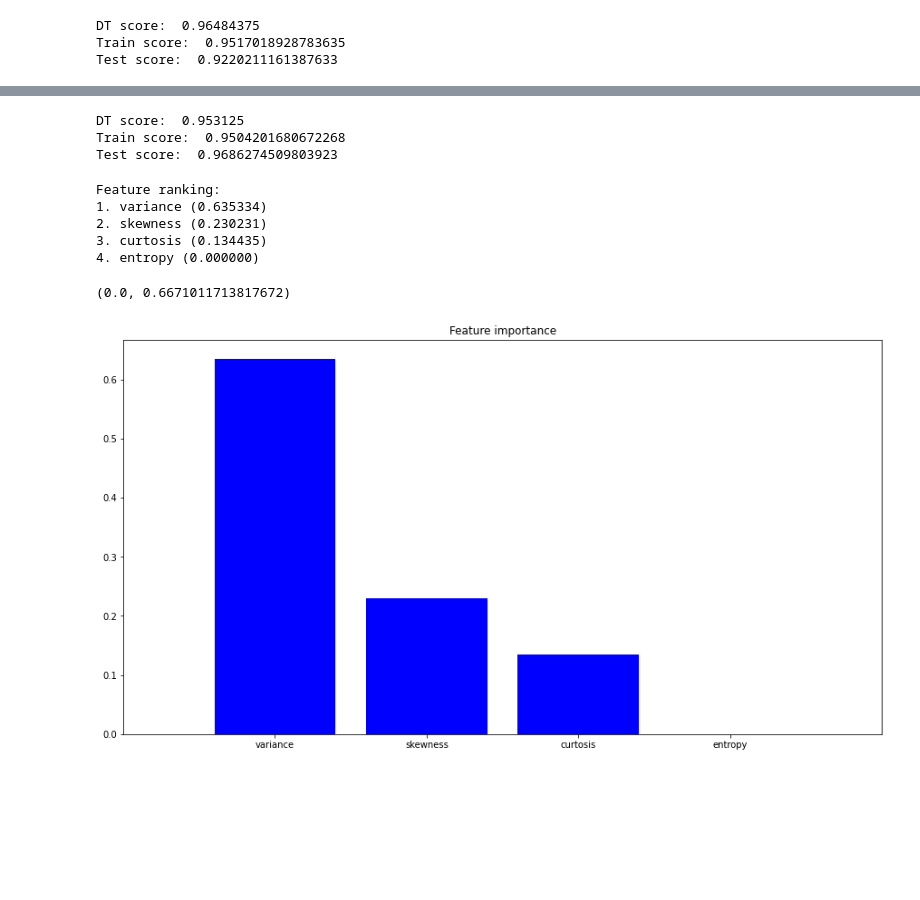
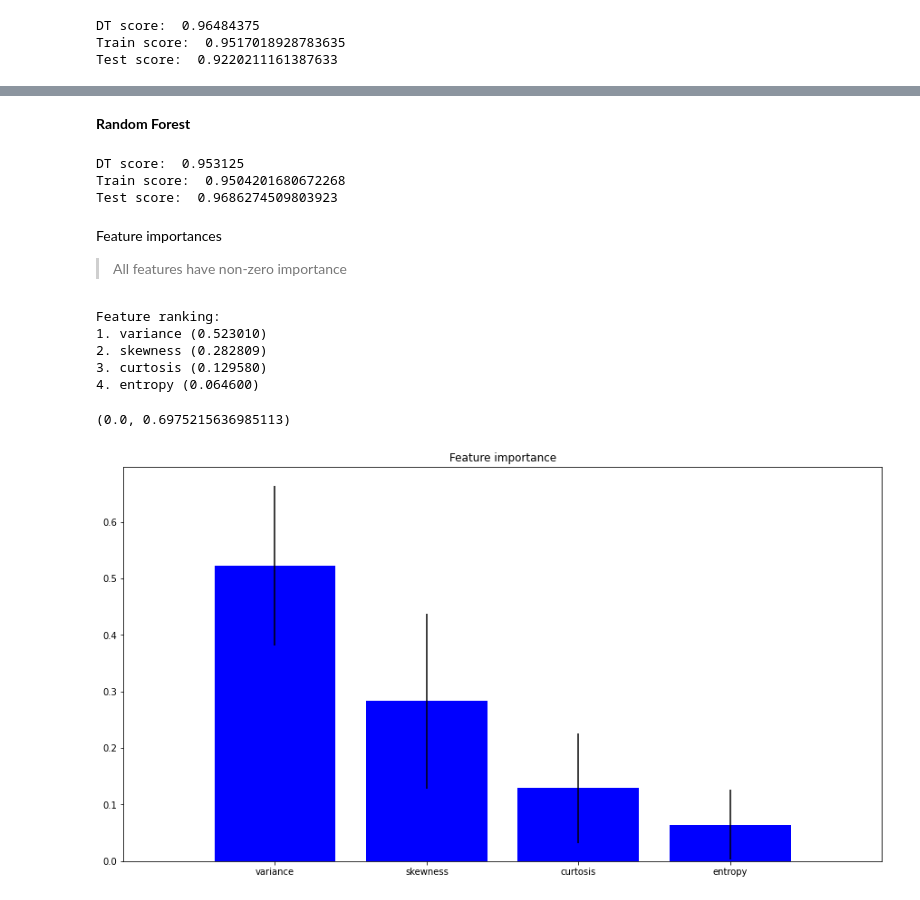
Before and after one commit to he16946/Data_Labs, a Jupyter notebook: BankNote.ipynb, the cells around one changed output, grey strips where cells are left out. Saved outputs shown, nothing was run; the diff lists cells and outputs as text; code cells hidden in the pictures; blank space fills up the shorter version.

```diff
--- a/BankNote.ipynb
+++ b/BankNote.ipynb
@@ -131,3 +214,5 @@ Test score:  0.9220211161387633
+# %% [markdown]
+**Random Forest**
 # %%
 rf = RandomForestClassifier(n_estimators = 100, max_depth = 4, random_state = 32)
 rf.fit(x_train, y_train)
@@ -138,28 +223,32 @@ print("Test score: ", cross_validate(rf, x_test, y_test)['test_score'].mean())
 DT score:  0.953125
 Train score:  0.9504201680672268
 Test score:  0.9686274509803923
+# %% [markdown]
+Feature importances
+
+>All features have non-zero importance
 # %%
-dt.fit(x, y)
-importances = dt.feature_importances_
+importances = rf.feature_importances_
+std = np.std([tree.feature_importances_ for tree in rf.estimators_], axis=0)
 indices = np.argsort(importances)[::-1]
 
 print("Feature ranking:")
 for f in range(x.shape[1]):
   print("%d. %s (%f)" % (f + 1, features[indices[f]], importances[indices[f]]))
 
 fig = plt.figure()
 plt.title("Feature importance")
-plt.bar(range(x.shape[1]), importances[indices], color="b", align="center")
+plt.bar(range(x.shape[1]), importances[indices], color="b", yerr=std[indices],align="center")
 plt.xticks(range(x.shape[1]), np.array(features)[indices])
 plt.xlim([-1, x.shape[1]])
 fig.set_size_inches(15, 8)
 axes = plt.gca()
 axes.set_ylim([0, None])
 # %% [output]
 Feature ranking:
-1. variance (0.635334)
-2. skewness (0.230231)
-3. curtosis (0.134435)
-4. entropy (0.000000)
+1. variance (0.523010)
+2. skewness (0.282809)
+3. curtosis (0.129580)
+4. entropy (0.064600)
-(0.0, 0.6671011713817672)
+(0.0, 0.6975215636985113)
-[figure, old version]
+[figure, new version]
```
Also changed, not shown: parts of 13 cells of this notebook.
